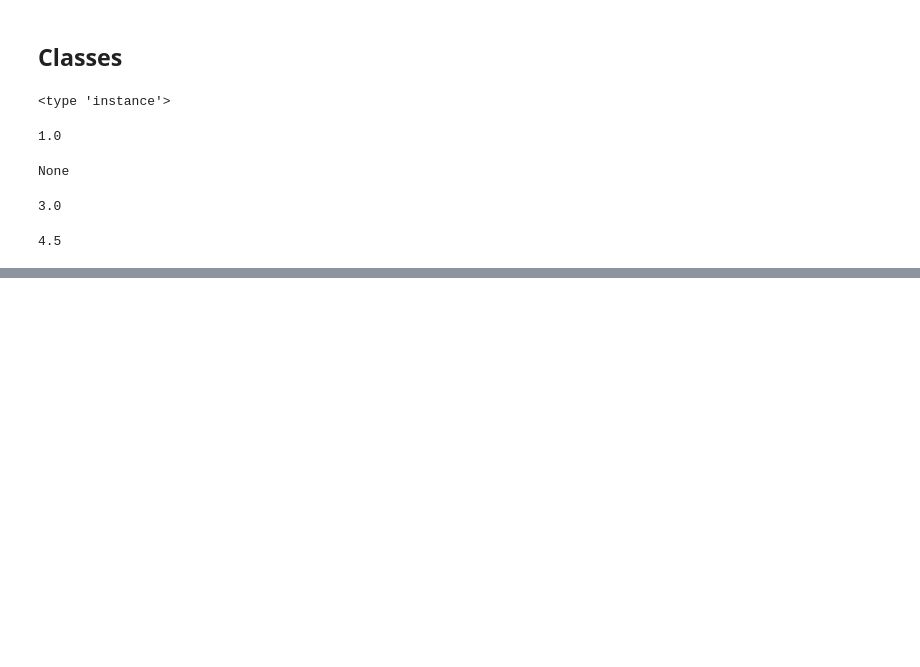
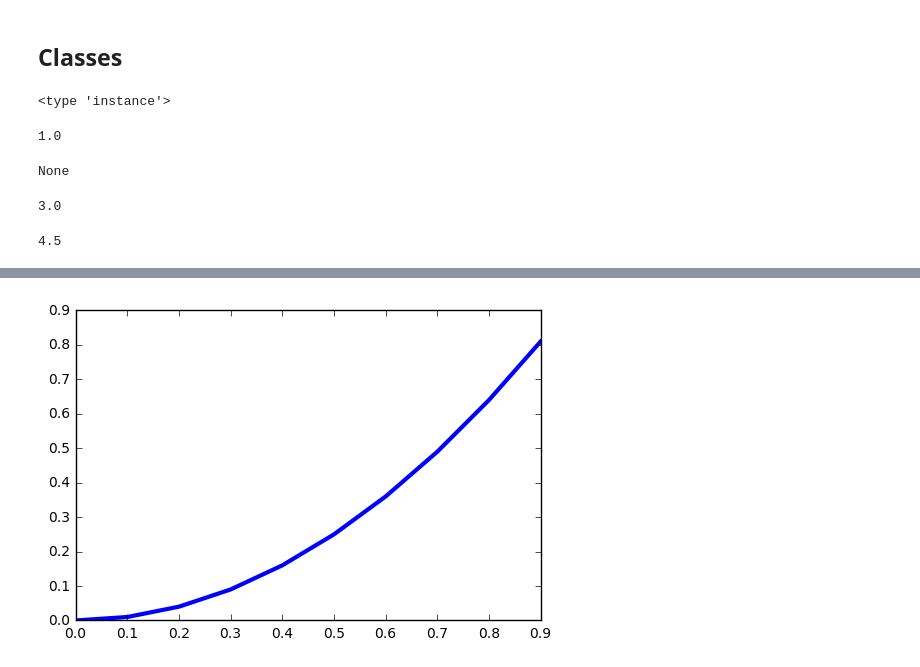
Before and after one commit to csaq5147/Programming, a Jupyter notebook: Lesson3.ipynb, the cells around one changed output, grey strips where cells are left out. Cells and saved outputs as stored; diff of their text form; code cells hidden in the pictures; blank space fills up the shorter version.

```diff
--- a/Lesson3.ipynb
+++ b/Lesson3.ipynb
@@ -181,0 +196,4 @@ print p1.y
+# %%
+plt.plot(x,y, linewidth=3);
+# %% [output]
+[figure, added]
```
Also changed, not shown: parts of 11 cells of this notebook.
